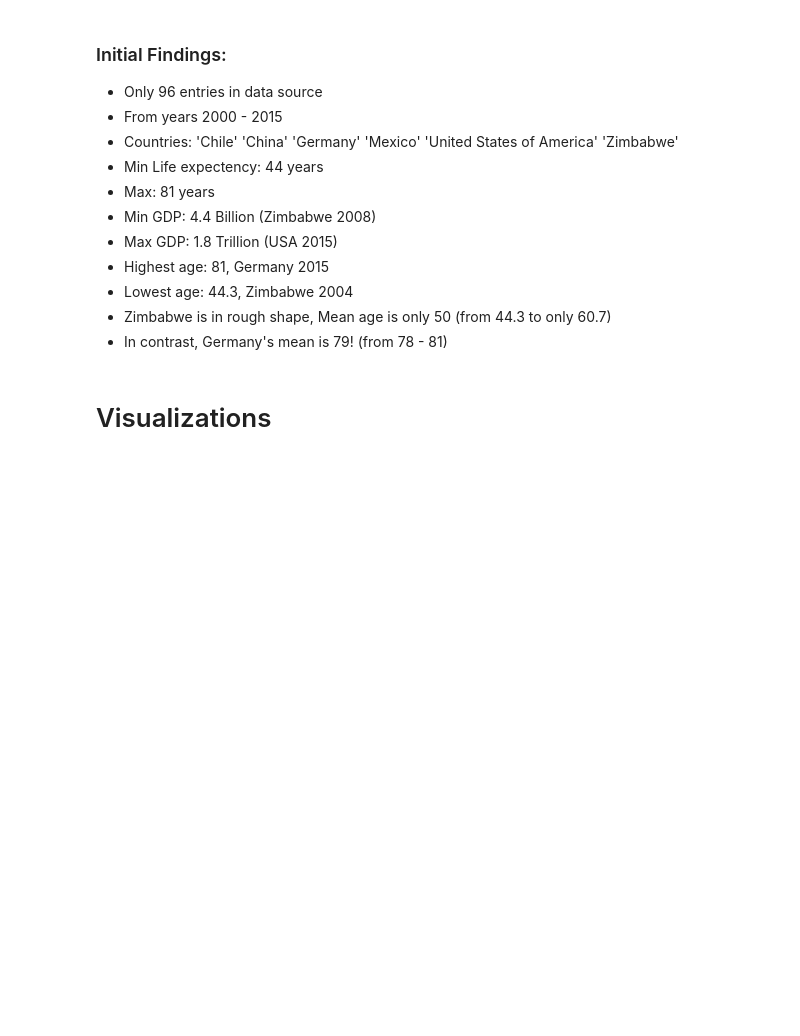
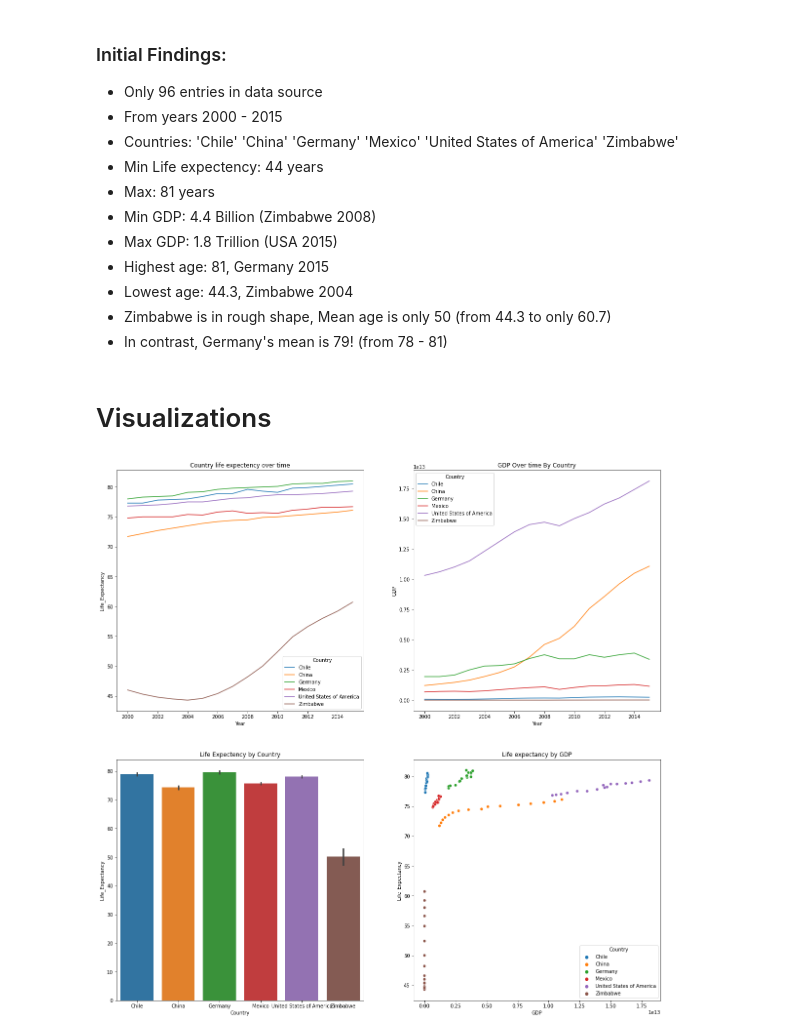
Before and after one commit to KlasshDev/CodeCademyProjects, a Jupyter notebook: Life-Expectancy-and-GDP/life_expectancy_gdp.ipynb, the cells around one changed output. Cells and saved outputs as stored; diff of their text form; code cells hidden in the pictures; blank space fills up the shorter version.

Commit message:
Completed assesment on Life expectancy

```diff
--- a/Life-Expectancy-and-GDP/life_expectancy_gdp.ipynb
+++ b/Life-Expectancy-and-GDP/life_expectancy_gdp.ipynb
@@ -109,0 +102,30 @@ Zimbabwe                        50.09375  44.3  60.7
+# %%
+# Average life expectancy by country over time
+plt.figure(figsize=(20,20))
+ax1 = plt.subplot(2,2,1)
+sns.lineplot(x='Year', y='Life_Expectancy', hue='Country', data=healthStats)
+plt.title('Country life expectency over time')
+
+
+
+# Barplot by country
+ax2 = plt.subplot(2,2,3)
+sns.barplot(x='Country', y='Life_Expectancy', data=healthStats)
+plt.title('Life Expectency by Country')
+
+
+
+# Plot GDP and life expectancy
+ax3 = plt.subplot(2,2,4)
+sns.scatterplot(x=healthStats.GDP, y=healthStats.Life_Expectancy, hue=healthStats.Country)
+plt.title('Life expectancy by GDP')
+
+
+
+# Plot GDP over years by Country
+ax4 = plt.subplot(2,2,2)
+sns.lineplot(x='Year', y='GDP', hue='Country', data=healthStats)
+plt.title('GDP Over time By Country')
+plt.show()
+# %% [output]
+[figure, added]
```
Also changed, not shown: parts of 4 cells of this notebook.
